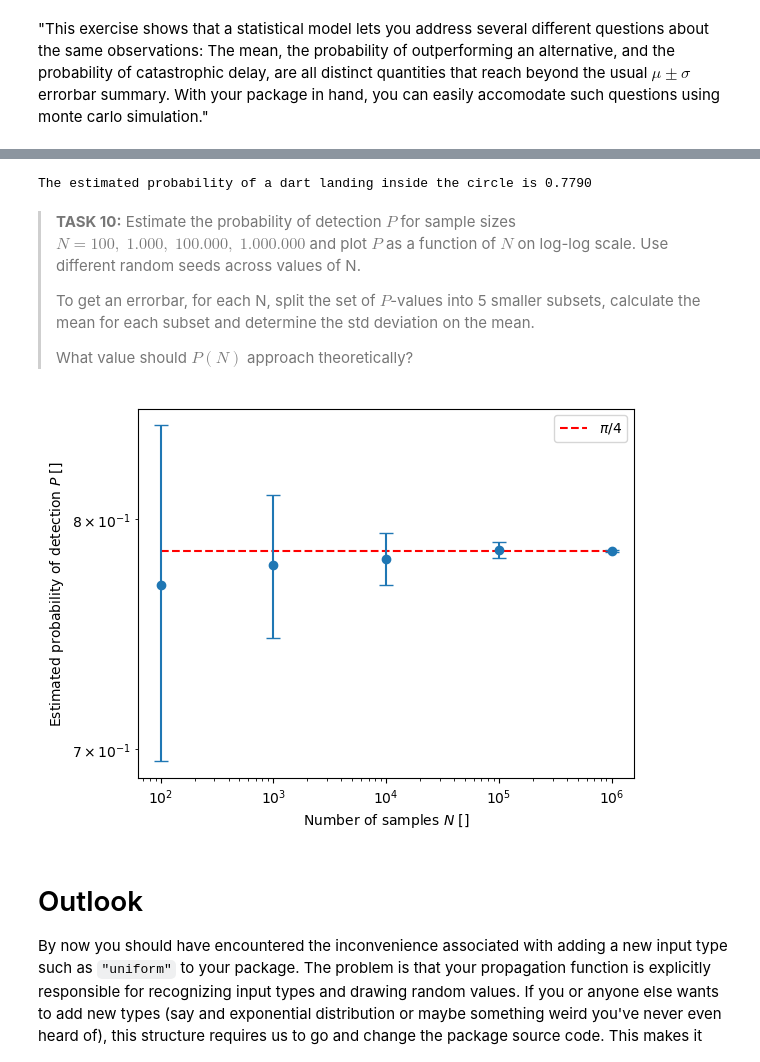
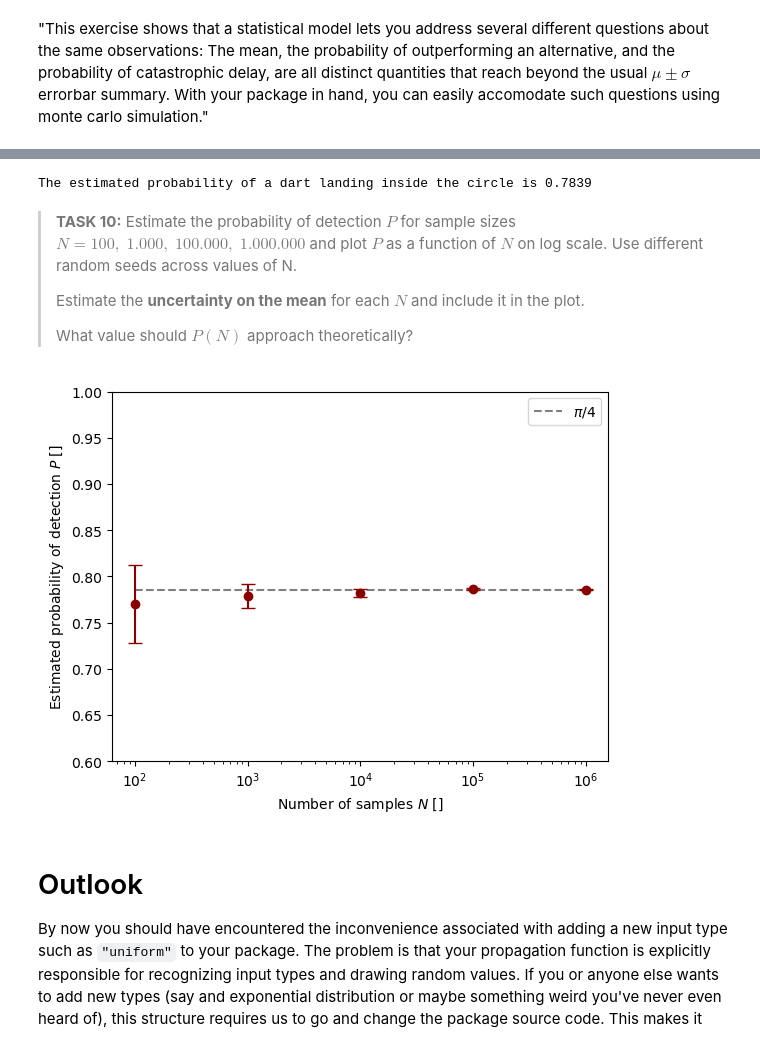
Before and after one commit to andreas-stillits/error-propagation, a Jupyter notebook: project-exercises.ipynb, the cells around one changed output, grey strips where cells are left out. Cells and saved outputs as stored; diff of their text form; code cells hidden in the pictures.

Commit message:
language and uncertainty on mean estimation in Q4

```diff
--- a/project-exercises.ipynb
+++ b/project-exercises.ipynb
@@ -26,7 +29,6 @@ from my_package import propagate
 
 # seed the random number generator for reproducibility
 rng = np.random.default_rng(42)
-n_samples = 10_000
 rad_per_deg = np.pi / 180
 
 # define how the range depends on angle, speed, and gravity
@@ -47,11 +49,11 @@ inputs2 = [
 ]
 
 # propagate the inputs to get the range distribution
-ranges1 = propagate(rng, get_range, inputs1, n_samples=n_samples)
-ranges2 = propagate(rng, get_range, inputs2, n_samples=n_samples)
+ranges1 = propagate(rng, get_range, inputs1)
+ranges2 = propagate(rng, get_range, inputs2)
 
 def make_histogram(ranges: list[float], title: str) -> None:
-    bins = np.linspace(6, 11, 50)
+    bins = np.linspace(6, 11, 50).tolist()
     plt.hist(ranges, bins=bins, edgecolor="black", color="#007E5B")
     plt.title(title)
     plt.xlabel("Range (m)")
@@ -299,75 +301,52 @@ inputs = [
     ("constant", 1.0)       # r
 ]
 
-results = propagate(rng, inside, inputs, n_samples=1_000)
+results = propagate(rng, inside, inputs, n_samples=100_000)
 print(f"The estimated probability of a dart landing inside the circle is {np.mean(results):.4f}")
 
 # Students have had to add at least a new `elif` statement to their propagation function.
 # %% [output]
-The estimated probability of a dart landing inside the circle is 0.7790
+The estimated probability of a dart landing inside the circle is 0.7839
 # %% [markdown]
-> **TASK 10:** Estimate the probability of detection $P$ for sample sizes $N = 100, \;1.000, \;100.000, \;1.000.000$ and plot $P$ as a function of $N$ on log-log scale. Use different random seeds across values of N.
+> **TASK 10:** Estimate the probability of detection $P$ for sample sizes $N = 100, \;1.000, \;100.000, \;1.000.000$ and plot $P$ as a function of $N$ on log scale. Use different random seeds across values of N.
 >
-> To get an errorbar, for each N, split the set of $P$-values into 5 smaller subsets, calculate the mean for each subset and determine the std deviation on the mean.
+> Estimate the **uncertainty on the mean** for each $N$ and include it in the plot.
 >
 > What value should $P(N)$ approach theoretically?
 # %%
 # your solution ...
 
 # FOR TAs
 import matplotlib.pyplot as plt
 import numpy as np
-
-def estimate_probability(seed: int, n_samples: int) -> tuple[float, float]:
-    """
-    Estimate the probability of detection.
-    Args:
-        seed (int): The random seed for the random number generator.
-        n_samples (int): The number of samples to draw
-    Returns:
-        tuple[float, float]: The mean and standard deviation on the mean of the estimated probabilities
-    """
-    inputs = [
-        ("uniform", -1.0, 1.0), # x
-        ("uniform", -1.0, 1.0), # y
-        ("constant", 1.0)       # r
-    ]
-
-    rng = np.random.default_rng(seed)
-    results = propagate(rng, inside, inputs, n_samples=n_samples)
-    results = np.array(results)
-    global_mean = np.mean(results)
-    subset_means = [np.mean(results[i::5]) for i in range(5)]
-    mean_std = np.std(subset_means)
-    return float(global_mean), float(mean_std)
-
 
 # define what n_samples to use and some base seeds.
 n_samples_list = np.array([100, 1_000, 10_000, 100_000, 1_000_000])
 seeds = [13, 42, 69, 101, 117] # We use different ones to avoid getting the same random numbers across realizations - all should be independent.
 means, stds = [], []
 
 # estimate the probabilities for each n_samples and base_seed combination
 for n_samples, seed in zip(n_samples_list, seeds):
-    mu, std = estimate_probability(seed, n_samples)
+    rng = np.random.default_rng(seed)
+    results = propagate(rng, inside, inputs, n_samples=n_samples)
+    mu = np.mean(results)
+    mu_std = np.std(results, ddof=1) / np.sqrt(n_samples)  # Standard error of the mean for independent samples
     means.append(mu)
-    stds.append(std)
-
-means, std = np.array(means), np.array(stds) # convert to numpy arrays for convenience
+    stds.append(mu_std)
 
 # theoretical value as the ratio of circle to square area, which is pi/4
-plt.hlines(np.pi/4, n_samples_list[0], n_samples_list[-1], color='r', linestyles='dashed', label=r'$\pi/4$')
+plt.hlines(np.pi/4, n_samples_list[0], n_samples_list[-1], color='grey', linestyles='dashed', label=r'$\pi/4$')
 
 # plotting
-plt.errorbar(n_samples_list, means, yerr=stds, fmt='o', capsize=5)
+plt.errorbar(n_samples_list, means, yerr=stds, color="darkred", fmt='o', capsize=5)
 plt.xlabel(r"Number of samples $N$ []")
 plt.ylabel(r"Estimated probability of detection $P$ []")
 plt.xscale('log')
-plt.yscale("log")
+plt.ylim(0.6, 1)
 plt.legend()
 plt.show()
 # %% [output]
-[figure, old version]
+[figure, new version]
 # %% [markdown]
 # Outlook
 
```
Also changed, not shown: parts of 4 cells of this notebook.
